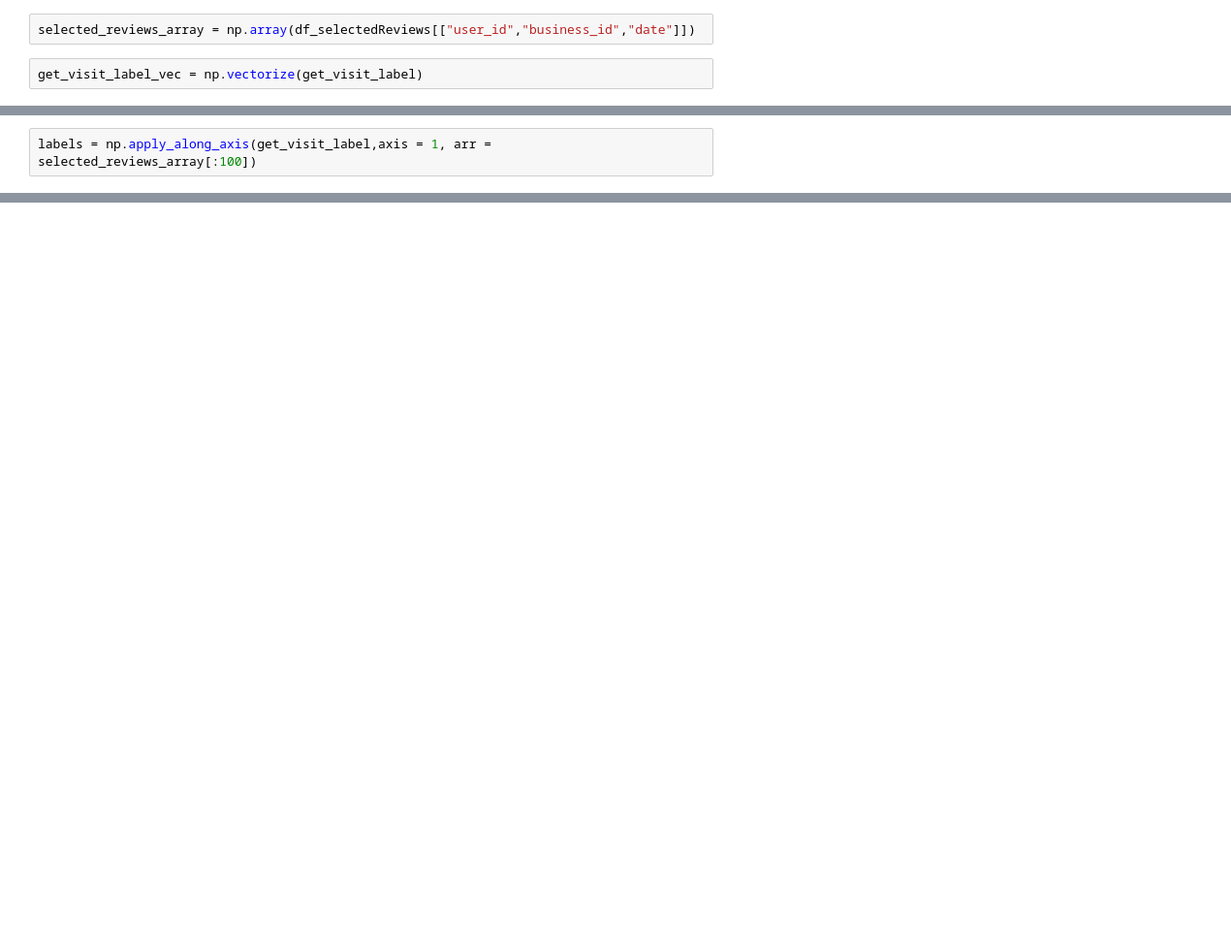
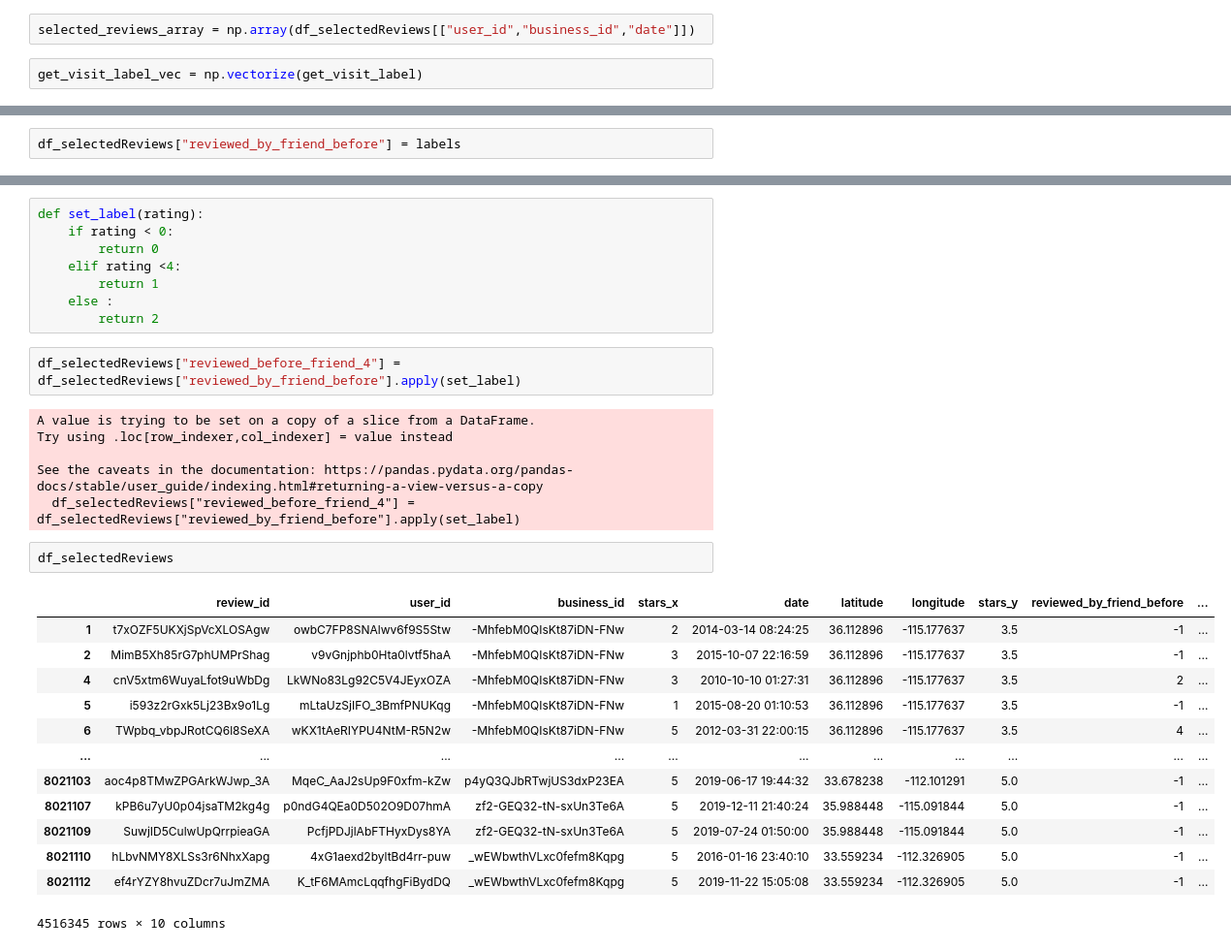
Before and after one commit to epfl-ada/ada-2020-project-milestone-p3-p3_kergagnant, a Jupyter notebook: Analysis Label.ipynb, the cells around one changed output, grey strips where cells are left out. Shown at 97% size. Saved outputs shown, nothing was run; the diff lists cells and outputs as text; blank space fills up the shorter version.

Commit message:
labels working

```diff
--- a/Analysis Label.ipynb
+++ b/Analysis Label.ipynb
@@ -153,2 +176,0 @@ labels = get_visit_label_n(selected_reviews_array[:,0],selected_reviews_array[:,
-# %%
-labels = np.apply_along_axis(get_visit_label,axis = 1, arr = selected_reviews_array[:100])
@@ -162,0 +177,2 @@ array([0, 0, 1, 0, 2, 2, 2, 1, 0, 2, 1, 0, 2, 1, 1, 2, 2, 0, 0, 0, 2, 1,
+# %%
+df_selectedReviews["reviewed_by_friend_before"] = labels
@@ -162,0 +201,32 @@ array([0, 0, 1, 0, 2, 2, 2, 1, 0, 2, 1, 0, 2, 1, 1, 2, 2, 0, 0, 0, 2, 1,
+# %%
+def set_label(rating):
+    if rating < 0:
+        return 0
+    elif rating <4:
+        return 1
+    else :
+        return 2
+# %%
+df_selectedReviews["reviewed_before_friend_4"] = df_selectedReviews["reviewed_by_friend_before"].apply(set_label)
+# %% [output]
+A value is trying to be set on a copy of a slice from a DataFrame.
+Try using .loc[row_indexer,col_indexer] = value instead
+
+See the caveats in the documentation: https://pandas.pydata.org/pandas-docs/stable/user_guide/indexing.html#returning-a-view-versus-a-copy
+  df_selectedReviews["reviewed_before_friend_4"] = df_selectedReviews["reviewed_by_friend_before"].apply(set_label)
+# %%
+df_selectedReviews
+# %% [output]
+|  | review_id | user_id | business_id | stars_x | date | latitude | longitude | stars_y | reviewed_by_friend_before | ... |
+| 1 | t7xOZF5UKXjSpVcXLOSAgw | owbC7FP8SNAlwv6f9S5Stw | -MhfebM0QIsKt87iDN-FNw | 2 | 2014-03-14 08:24:25 | 36.112896 | -115.177637 | 3.5 | -1 | ... |
+| 2 | MimB5Xh85rG7phUMPrShag | v9vGnjphb0Hta0lvtf5haA | -MhfebM0QIsKt87iDN-FNw | 3 | 2015-10-07 22:16:59 | 36.112896 | -115.177637 | 3.5 | -1 | ... |
+| 4 | cnV5xtm6WuyaLfot9uWbDg | LkWNo83Lg92C5V4JEyxOZA | -MhfebM0QIsKt87iDN-FNw | 3 | 2010-10-10 01:27:31 | 36.112896 | -115.177637 | 3.5 | 2 | ... |
+| 5 | i593z2rGxk5Lj23Bx9o1Lg | mLtaUzSjIFO_3BmfPNUKqg | -MhfebM0QIsKt87iDN-FNw | 1 | 2015-08-20 01:10:53 | 36.112896 | -115.177637 | 3.5 | -1 | ... |
+| 6 | TWpbq_vbpJRotCQ6l8SeXA | wKX1tAeRIYPU4NtM-R5N2w | -MhfebM0QIsKt87iDN-FNw | 5 | 2012-03-31 22:00:15 | 36.112896 | -115.177637 | 3.5 | 4 | ... |
+| ... | ... | ... | ... | ... | ... | ... | ... | ... | ... | ... |
+| 8021103 | aoc4p8TMwZPGArkWJwp_3A | MqeC_AaJ2sUp9F0xfm-kZw | p4yQ3QJbRTwjUS3dxP23EA | 5 | 2019-06-17 19:44:32 | 33.678238 | -112.101291 | 5.0 | -1 | ... |
+| 8021107 | kPB6u7yU0p04jsaTM2kg4g | p0ndG4QEa0D502O9D07hmA | zf2-GEQ32-tN-sxUn3Te6A | 5 | 2019-12-11 21:40:24 | 35.988448 | -115.091844 | 5.0 | -1 | ... |
+| 8021109 | SuwjID5CulwUpQrrpieaGA | PcfjPDJjlAbFTHyxDys8YA | zf2-GEQ32-tN-sxUn3Te6A | 5 | 2019-07-24 01:50:00 | 35.988448 | -115.091844 | 5.0 | -1 | ... |
+| 8021110 | hLbvNMY8XLSs3r6NhxXapg | 4xG1aexd2byltBd4rr-puw | _wEWbwthVLxc0fefm8Kqpg | 5 | 2016-01-16 23:40:10 | 33.559234 | -112.326905 | 5.0 | -1 | ... |
+| 8021112 | ef4rYZY8hvuZDcr7uJmZMA | K_tF6MAmcLqqfhgFiBydDQ | _wEWbwthVLxc0fefm8Kqpg | 5 | 2019-11-22 15:05:08 | 33.559234 | -112.326905 | 5.0 | -1 | ... |
+4516345 rows × 10 columns
```
Also changed, not shown: parts of 10 cells of this notebook.
